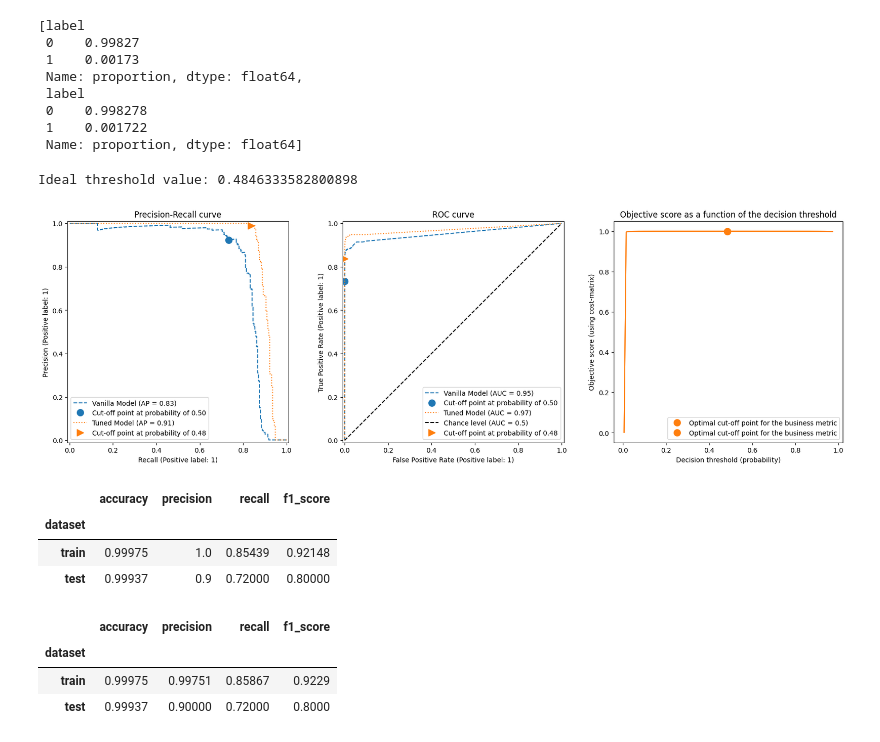
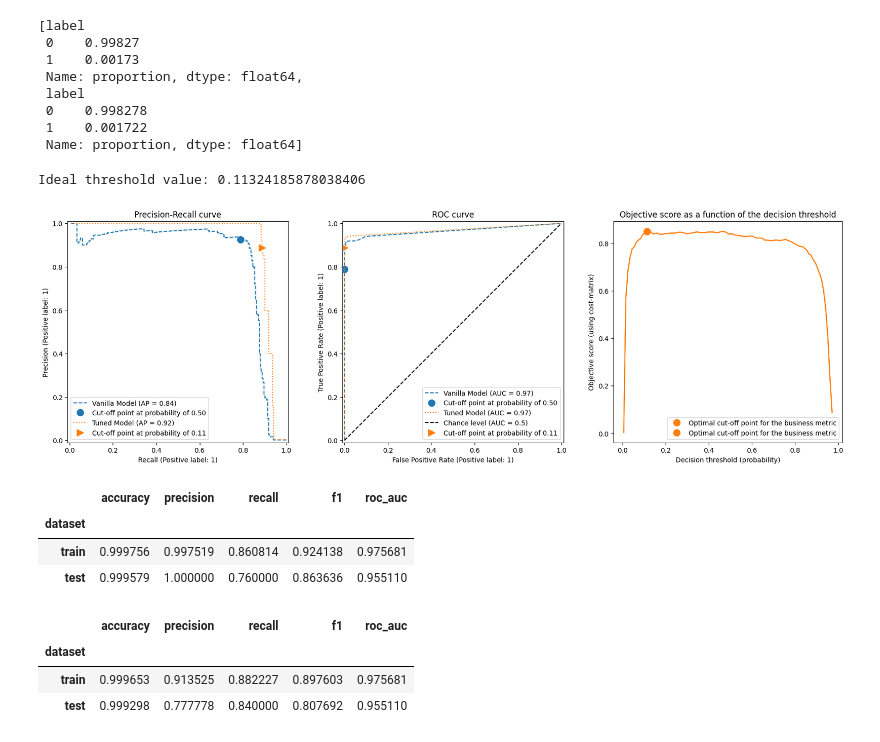
Before and after one commit to goncvlo/Fraud, a Jupyter notebook: notebooks/threshold.ipynb, the cells around one changed output. Saved outputs shown, nothing was run; the diff lists cells and outputs as text; code cells hidden in the pictures.

Commit message:
scoring metric is f1

```diff
--- a/notebooks/threshold.ipynb
+++ b/notebooks/threshold.ipynb
@@ -42,11 +42,11 @@ Name: proportion, dtype: float64
 # %%
 # split dataset into train and test sets
 X_train, X_test, y_train, y_test = train_test_split(
-    df.iloc[:,:-1], df['label']
-    , test_size=config['train_test_split']['test_size']
-    , random_state=123
+    df.drop(columns=["label"]), df["label"]
+    , test_size=config["train_test_split"]["test_size"]
+    , random_state=42
     , shuffle=True
-    , stratify=df['label']
+    , stratify=df["label"]
     )
 
 # check class distributions
@@ -78,28 +78,28 @@ train = train_splits(X_train, y_train, config['train_test_split'])
 # %%
 # fit algorithm
 clf = Classifier(
-    algorithm='XGBClassifier'
-    , **{'n_estimators': 10, 'max_depth': 20}
+    algorithm="XGBClassifier"
+    , **{"n_estimators": 10, "max_depth": 20}
     )
 
-clf.fit(X=train[1].iloc[:, :-1], y=train[1].iloc[:,-1])
+clf.fit(X=train[1].drop(columns=["label"]), y=train[1]["label"])
 
 # tune classification threshold
-tuned_clf = ClassifierThreshold(config=config['optimization'])
-tuned_clf.fit(clf=clf, X=train[2].iloc[:,:-1], y=train[2].iloc[:,-1])
+tuned_clf = ClassifierThreshold(config=config["optimization"])
+tuned_clf.fit(clf=clf, X_train=train[2].drop(columns=["label"]), y_train=train[2]["label"])
 
 threshold = tuned_clf.best_threshold
-print(f'Ideal threshold value: {threshold}')
+print(f"Ideal threshold value: {threshold}")
 
-plot_roc_pr_curves(clf.model, tuned_clf.model, X_train=train[2].iloc[:,:-1], y_train=train[2].iloc[:,-1])
+plot_roc_pr_curves(clf.model, tuned_clf.model, X_train=train[2].drop(columns=["label"]), y_train=train[2]["label"])
 # %% [output]
-Ideal threshold value: 0.4846333582800898
+Ideal threshold value: 0.11324185878038406
-[figure, old version]
+[figure, new version]
 # %%
 # fit algorithm on whole training set
 clf = Classifier(
-    algorithm='XGBClassifier'
-    , **{'n_estimators': 10, 'max_depth': 20}
+    algorithm="XGBClassifier"
+    , **{"n_estimators": 10, "max_depth": 20}
     )
 clf.fit(X=X_train, y=y_train)
 
@@ -108,17 +108,16 @@ for i in [0.5, threshold]:
     eval = Evaluation(clf=clf, threshold=i)
     display(
         eval.fit(
-            #metric=config['optimization']['scoring_metric'],
             train=(X_train, y_train),
             test=(X_test, y_test)
             )
             )
 # %% [output]
-|  | accuracy | precision | recall | f1_score |
-| dataset |  |  |  |  |
-| train | 0.99975 | 1.0 | 0.85439 | 0.92148 |
-| test | 0.99937 | 0.9 | 0.72000 | 0.80000 |
+|  | accuracy | precision | recall | f1 | roc_auc |
+| dataset |  |  |  |  |  |
+| train | 0.999756 | 0.997519 | 0.860814 | 0.924138 | 0.975681 |
+| test | 0.999579 | 1.000000 | 0.760000 | 0.863636 | 0.955110 |
-|  | accuracy | precision | recall | f1_score |
-| dataset |  |  |  |  |
-| train | 0.99975 | 0.99751 | 0.85867 | 0.9229 |
-| test | 0.99937 | 0.90000 | 0.72000 | 0.8000 |
+|  | accuracy | precision | recall | f1 | roc_auc |
+| dataset |  |  |  |  |  |
+| train | 0.999653 | 0.913525 | 0.882227 | 0.897603 | 0.975681 |
+| test | 0.999298 | 0.777778 | 0.840000 | 0.807692 | 0.955110 |
```
Also changed, not shown: parts of 4 cells of this notebook.
